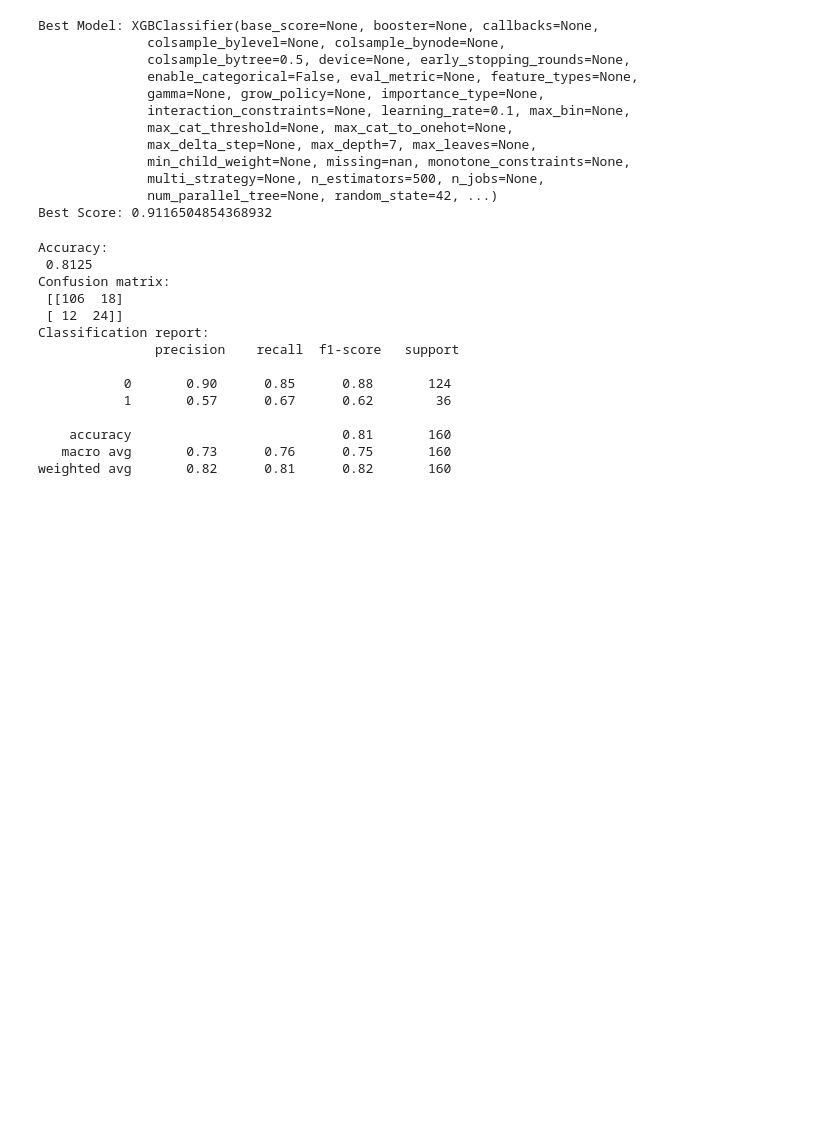
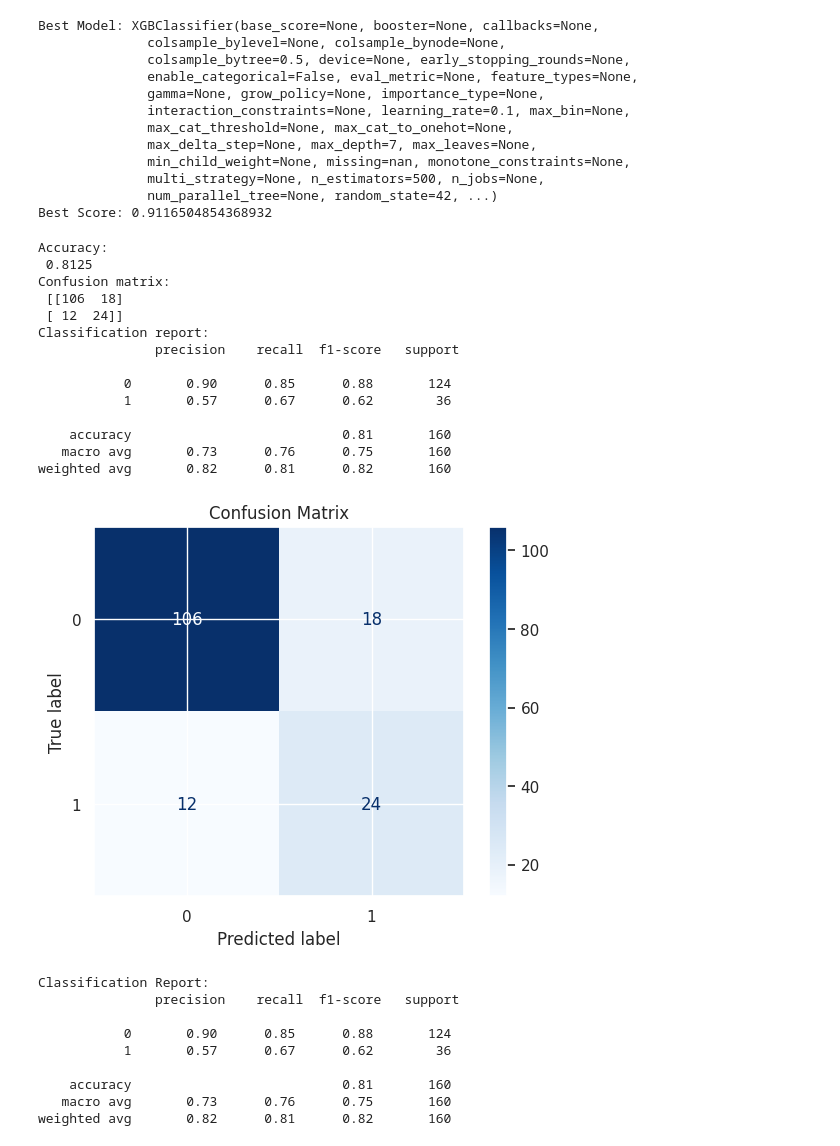
Before and after one commit to Musarrat1/Autism, a Jupyter notebook: autism.ipynb, the cells around one changed output. Drawn from its saved outputs; the diff is of its cells as text; code cells hidden in the pictures; blank space fills up the shorter version.

```diff
--- a/autism.ipynb
+++ b/autism.ipynb
@@ -786,3 +780,30 @@ Classification report:
     accuracy                           0.81       160
    macro avg       0.73      0.76      0.75       160
 weighted avg       0.82      0.81      0.82       160
+# %%
+from sklearn.metrics import confusion_matrix, classification_report, ConfusionMatrixDisplay
+import matplotlib.pyplot as plt
+
+# Predict on test set using the correct variable names
+y_pred = best_model.predict(x_test)
+
+# Confusion Matrix
+cm = confusion_matrix(y_test, y_pred)
+disp = ConfusionMatrixDisplay(confusion_matrix=cm)
+disp.plot(cmap='Blues')
+plt.title("Confusion Matrix")
+plt.show()
+
+# Classification Report
+print("Classification Report:\n", classification_report(y_test, y_pred))
+# %% [output]
+[figure, added]
+Classification Report:
+               precision    recall  f1-score   support
+
+           0       0.90      0.85      0.88       124
+           1       0.57      0.67      0.62        36
+
+    accuracy                           0.81       160
+   macro avg       0.73      0.76      0.75       160
+weighted avg       0.82      0.81      0.82       160
```
Also changed, not shown: parts of 1 cell of this notebook.
